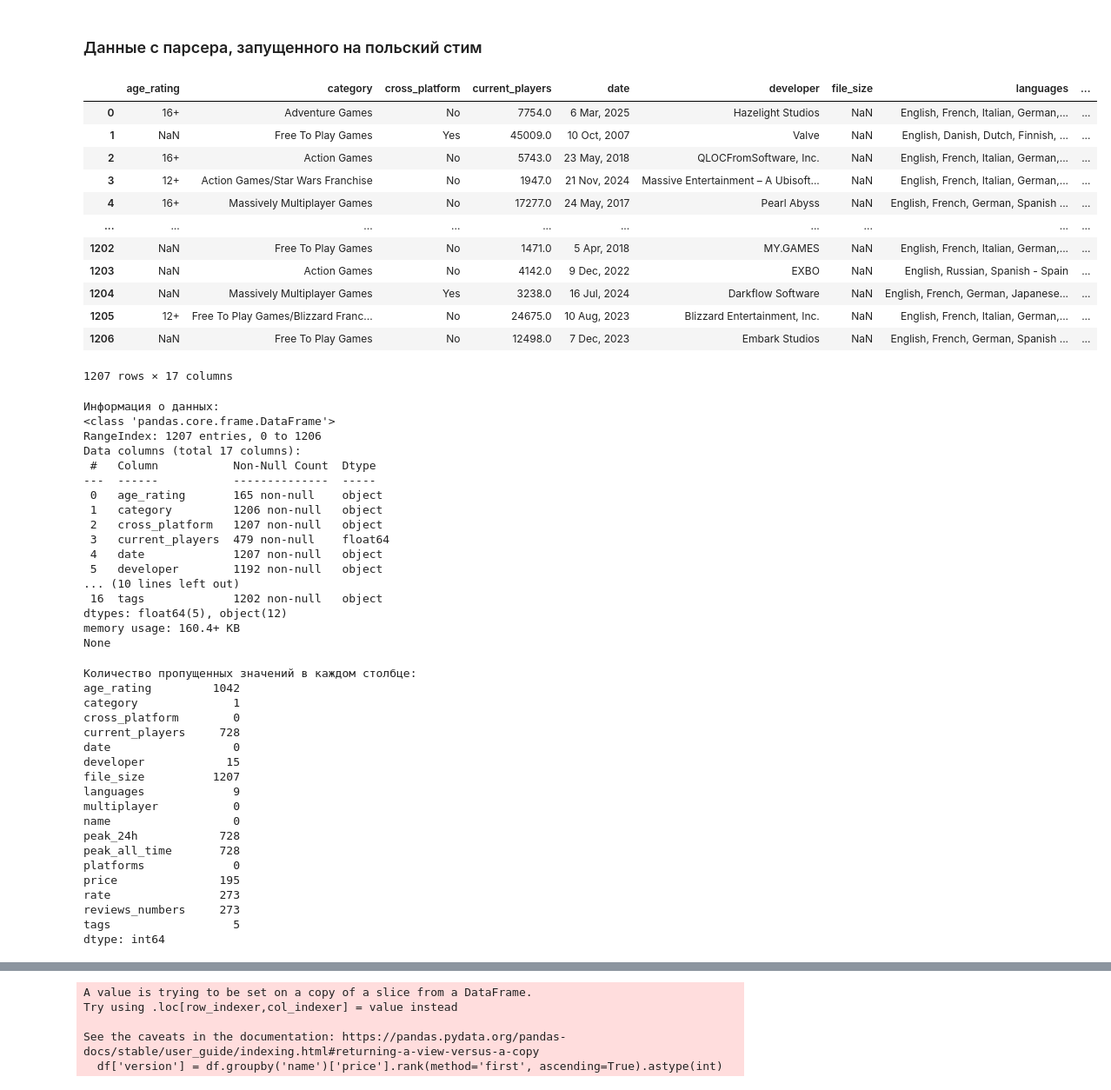
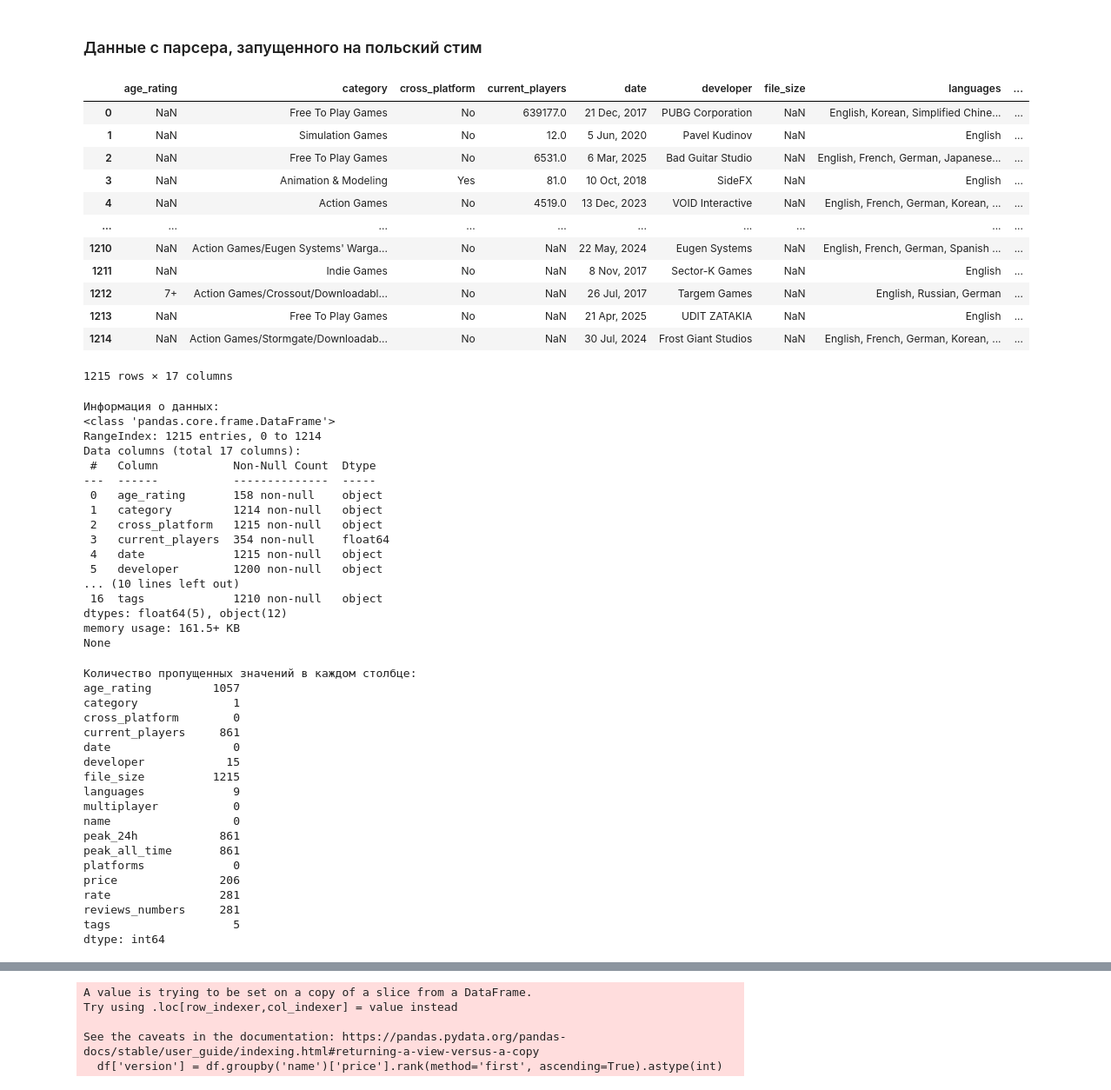
Before and after one commit to Menako778/metrics, a Jupyter notebook: EDA_pl.ipynb, the cells around one changed output, grey strips where cells are left out. Shown at 87% size. Saved outputs shown, nothing was run; the diff lists cells and outputs as text; code cells hidden in the pictures.

```diff
--- a/EDA_pl.ipynb
+++ b/EDA_pl.ipynb
@@ -2,22 +2,22 @@
 ### Данные с парсера, запущенного на польский стим
 # %%
 import pandas as pd
-df = pd.read_csv('result_pl.csv')
+df = pd.read_csv('result_final.csv')
 df
 # %% [output]
 |  | age_rating | category | cross_platform | current_players | date | developer | file_size | languages | ... |
-| 0 | 16+ | Adventure Games | No | 7754.0 | 6 Mar, 2025 | Hazelight Studios | NaN | English, French, Italian, German,... | ... |
-| 1 | NaN | Free To Play Games | Yes | 45009.0 | 10 Oct, 2007 | Valve | NaN | English, Danish, Dutch, Finnish, ... | ... |
-| 2 | 16+ | Action Games | No | 5743.0 | 23 May, 2018 | QLOCFromSoftware, Inc. | NaN | English, French, Italian, German,... | ... |
-| 3 | 12+ | Action Games/Star Wars Franchise | No | 1947.0 | 21 Nov, 2024 | Massive Entertainment – A Ubisoft... | NaN | English, French, Italian, German,... | ... |
-| 4 | 16+ | Massively Multiplayer Games | No | 17277.0 | 24 May, 2017 | Pearl Abyss | NaN | English, French, German, Spanish ... | ... |
+| 0 | NaN | Free To Play Games | No | 639177.0 | 21 Dec, 2017 | PUBG Corporation | NaN | English, Korean, Simplified Chine... | ... |
+| 1 | NaN | Simulation Games | No | 12.0 | 5 Jun, 2020 | Pavel Kudinov | NaN | English | ... |
+| 2 | NaN | Free To Play Games | No | 6531.0 | 6 Mar, 2025 | Bad Guitar Studio | NaN | English, French, German, Japanese... | ... |
+| 3 | NaN | Animation & Modeling | Yes | 81.0 | 10 Oct, 2018 | SideFX | NaN | English | ... |
+| 4 | NaN | Action Games | No | 4519.0 | 13 Dec, 2023 | VOID Interactive | NaN | English, French, German, Korean, ... | ... |
 | ... | ... | ... | ... | ... | ... | ... | ... | ... | ... |
-| 1202 | NaN | Free To Play Games | No | 1471.0 | 5 Apr, 2018 | MY.GAMES | NaN | English, French, Italian, German,... | ... |
-| 1203 | NaN | Action Games | No | 4142.0 | 9 Dec, 2022 | EXBO | NaN | English, Russian, Spanish - Spain | ... |
-| 1204 | NaN | Massively Multiplayer Games | Yes | 3238.0 | 16 Jul, 2024 | Darkflow Software | NaN | English, French, German, Japanese... | ... |
-| 1205 | 12+ | Free To Play Games/Blizzard Franc... | No | 24675.0 | 10 Aug, 2023 | Blizzard Entertainment, Inc. | NaN | English, French, Italian, German,... | ... |
-| 1206 | NaN | Free To Play Games | No | 12498.0 | 7 Dec, 2023 | Embark Studios | NaN | English, French, German, Spanish ... | ... |
+| 1210 | NaN | Action Games/Eugen Systems' Warga... | No | NaN | 22 May, 2024 | Eugen Systems | NaN | English, French, German, Spanish ... | ... |
+| 1211 | NaN | Indie Games | No | NaN | 8 Nov, 2017 | Sector-K Games | NaN | English | ... |
+| 1212 | 7+ | Action Games/Crossout/Downloadabl... | No | NaN | 26 Jul, 2017 | Targem Games | NaN | English, Russian, German | ... |
+| 1213 | NaN | Free To Play Games | No | NaN | 21 Apr, 2025 | UDIT ZATAKIA | NaN | English | ... |
+| 1214 | NaN | Action Games/Stormgate/Downloadab... | No | NaN | 30 Jul, 2024 | Frost Giant Studios | NaN | English, French, German, Korean, ... | ... |
-1207 rows × 17 columns
+1215 rows × 17 columns
 # %%
 # Информация о данных
 print("\nИнформация о данных:")
@@ -25,20 +25,20 @@ print(df.info())
 # %% [output]
 Информация о данных:
 <class 'pandas.core.frame.DataFrame'>
-RangeIndex: 1207 entries, 0 to 1206
+RangeIndex: 1215 entries, 0 to 1214
 Data columns (total 17 columns):
  #   Column           Non-Null Count  Dtype
 ---  ------           --------------  -----
- 0   age_rating       165 non-null    object
- 1   category         1206 non-null   object
- 2   cross_platform   1207 non-null   object
- 3   current_players  479 non-null    float64
- 4   date             1207 non-null   object
- 5   developer        1192 non-null   object
+ 0   age_rating       158 non-null    object
+ 1   category         1214 non-null   object
+ 2   cross_platform   1215 non-null   object
+ 3   current_players  354 non-null    float64
+ 4   date             1215 non-null   object
+ 5   developer        1200 non-null   object
 ... (10 lines left out)
- 16  tags             1202 non-null   object
+ 16  tags             1210 non-null   object
 dtypes: float64(5), object(12)
-memory usage: 160.4+ KB
+memory usage: 161.5+ KB
 None
 # %%
 
@@ -47,22 +47,22 @@ print("\nКоличество пропущенных значений в каж
 print(df.isnull().sum())
 # %% [output]
 Количество пропущенных значений в каждом столбце:
-age_rating         1042
+age_rating         1057
 category              1
 cross_platform        0
-current_players     728
+current_players     861
 date                  0
 developer            15
-file_size          1207
+file_size          1215
 languages             9
 multiplayer           0
 name                  0
-peak_24h            728
-peak_all_time       728
+peak_24h            861
+peak_all_time       861
 platforms             0
-price               195
-rate                273
-reviews_numbers     273
+price               206
+rate                281
+reviews_numbers     281
 tags                  5
 dtype: int64
 # %%
```
Also changed, not shown: parts of 19 cells of this notebook, 1 other file.
